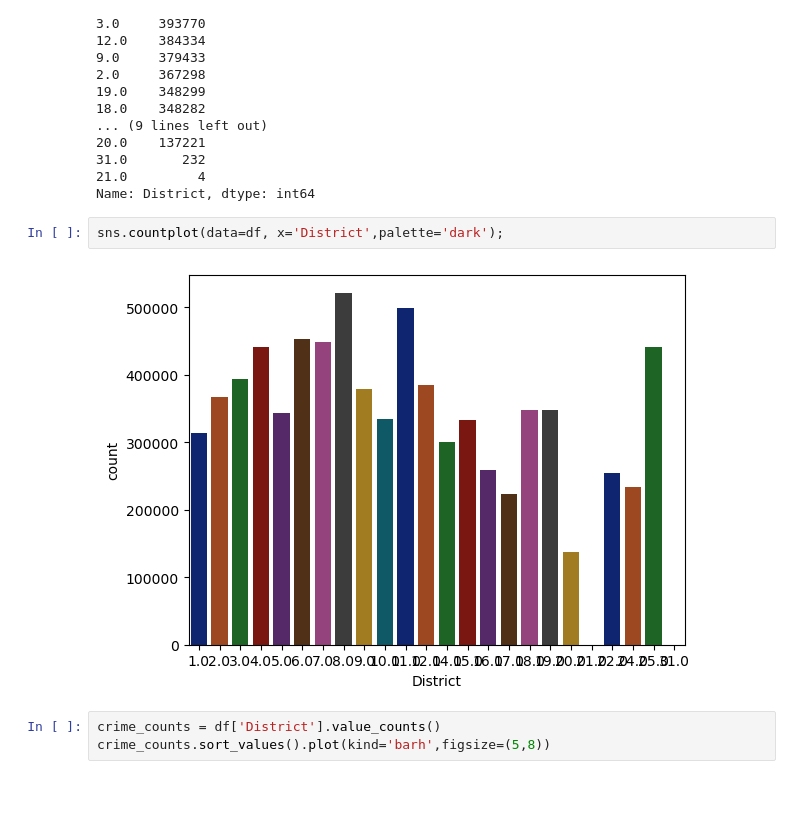
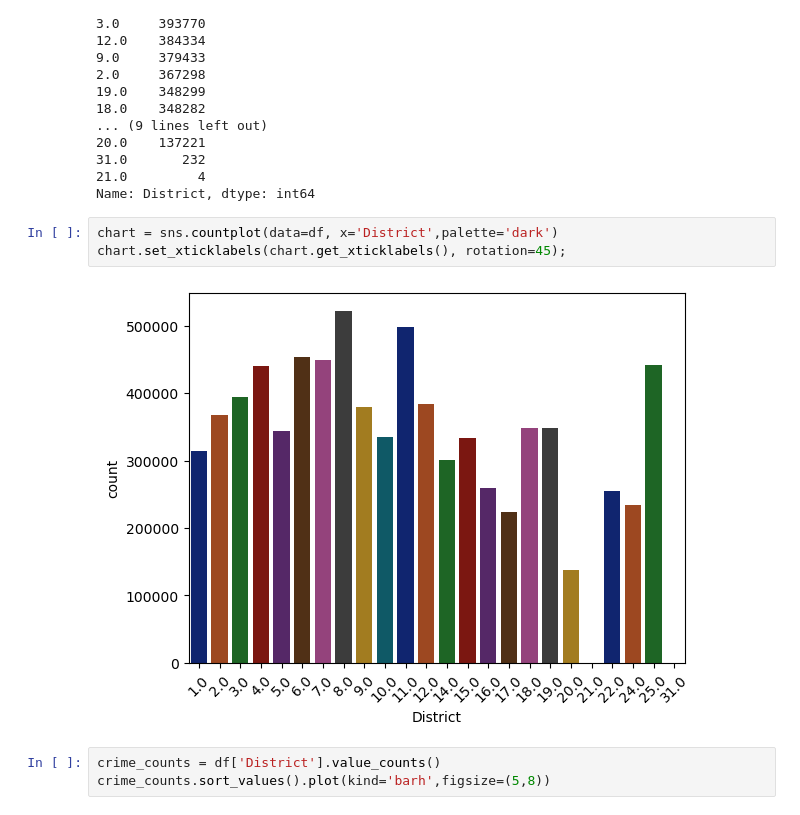
Before and after one commit to Numann-Malik/chicago-crime-data, a Jupyter notebook: Crime Trends in Chicago.ipynb, the cells around one changed output. Saved outputs shown, nothing was run; the diff lists cells and outputs as text.

```diff
--- a/Crime Trends in Chicago.ipynb
+++ b/Crime Trends in Chicago.ipynb
@@ -92,9 +92,10 @@ df['District'].value_counts()
 21.0         4
 Name: District, dtype: int64
 # %%
-sns.countplot(data=df, x='District',palette='dark');
+chart = sns.countplot(data=df, x='District',palette='dark')
+chart.set_xticklabels(chart.get_xticklabels(), rotation=45);
 # %% [output]
-[figure, old version]
+[figure, new version]
 # %%
 crime_counts = df['District'].value_counts()
 crime_counts.sort_values().plot(kind='barh',figsize=(5,8))
```
Also changed, not shown: parts of 13 cells of this notebook.
